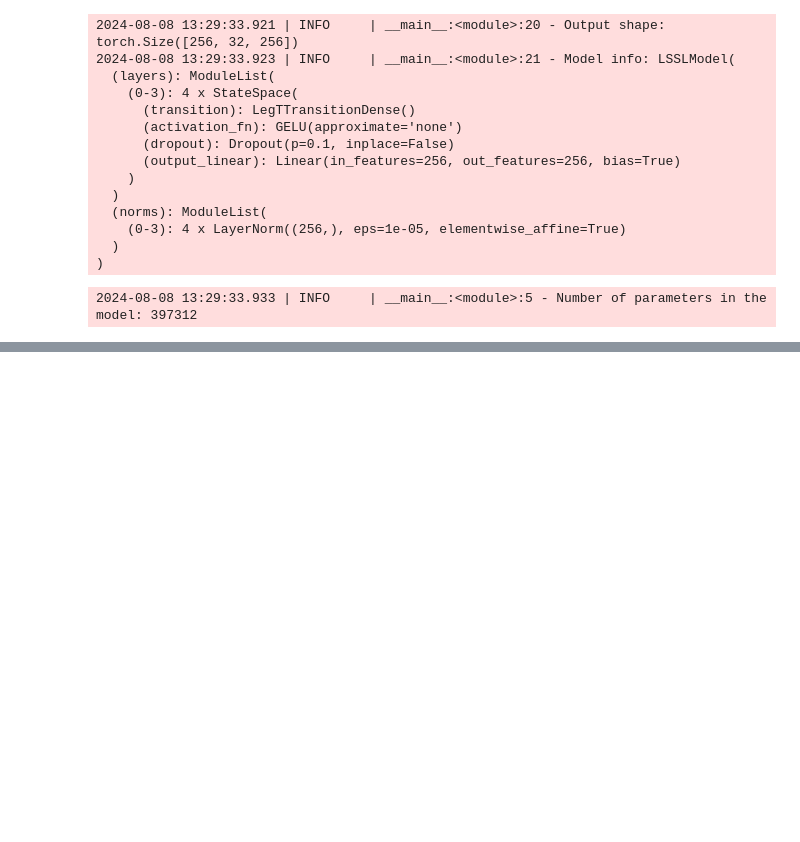
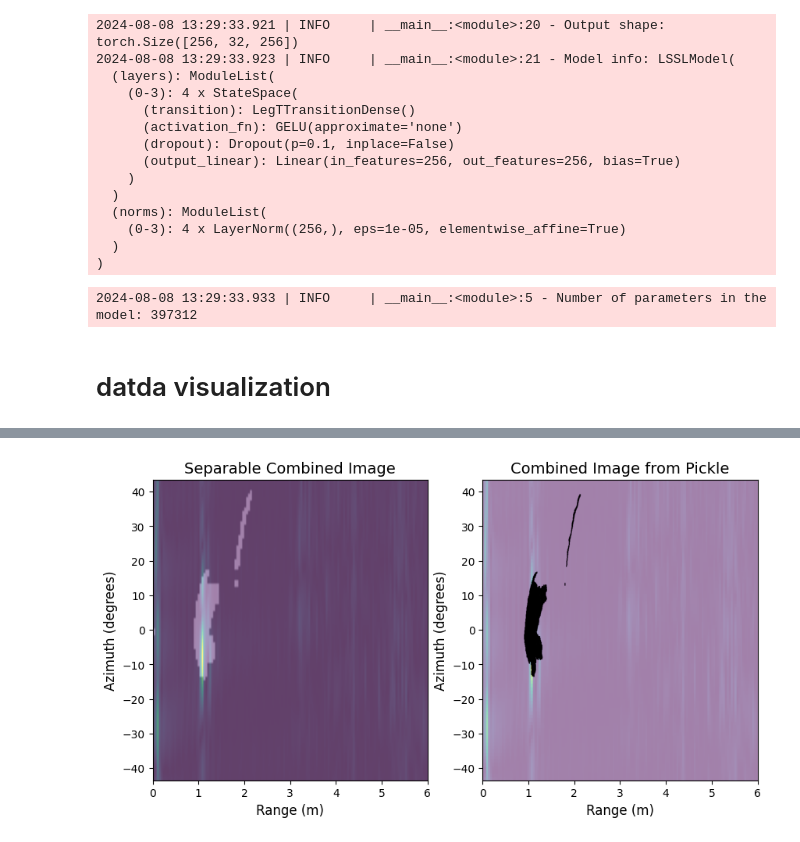
Before and after one commit to 1ucayu/lss-cfar, a Jupyter notebook: debug.ipynb, the cells around one changed output, grey strips where cells are left out. Drawn from its saved outputs; the diff is of its cells as text; code cells hidden in the pictures; blank space fills up the shorter version.

```diff
--- a/debug.ipynb
+++ b/debug.ipynb
@@ -315,3 +315,79 @@ num_params = count_parameters(model)
 logger.info(f"Number of parameters in the model: {num_params}")
 # %% [output]
 2024-08-08 13:29:33.933 | INFO     | __main__:<module>:5 - Number of parameters in the model: 397312
+# %% [markdown]
+# datda visualization
+# %%
+import numpy as np
+import matplotlib.pyplot as plt
+from PIL import Image
+import pickle
+import io
+from loguru import logger
+
+# Define depth camera configurations
+depth_cam_config = {
+    'd435': {
+        'max_range': 3,
+        'fov_azi': 69,
+        'fov_ele': 42
+    },
+    'd455': {
+        'max_range': 6,
+        'fov_azi': 87,
+        'fov_ele': 58
+    }
+}
+
+# Select the camera type
+type = 'd455'
+depth_cam_config = depth_cam_config[type]
+
+data_path = '/data/lucayu/lss-cfar/test/aaron_activity_room_2024-08-13_17-26-00.pickle'
+
+# Load the pickle file
+with open(data_path, 'rb') as f:
+    data = pickle.load(f)
+
+# Extract the spectrum and pointcloud data from the dictionary
+processed_data = data['spectrum']
+logger.info(f"Spectrum data shape: {processed_data.shape}")
+
+pointcloud_image_binary = data['pointcloud']
+combined_image_binary = data['combination']
+
+# Load the pointcloud image from the binary data
+pointcloud_image = Image.open(io.BytesIO(pointcloud_image_binary))
+
+# Resize the PNG image to match the shape of processed_data
+pointcloud_image_resized = pointcloud_image.resize((processed_data.shape[1], processed_data.shape[0]))
+logger.info(f"Pointcloud image shape: {pointcloud_image_resized.size}")
+pointcloud_image_resized = np.array(pointcloud_image_resized)
+logger.info(f"Pointcloud image shape: {pointcloud_image_resized.shape}")
+# ignore the alpha channel and if there has the color, turn it to 1, otherwise 0
+pointcloud_image_resized = np.where(pointcloud_image_resized[:, :, 3] > 0, 1, 0)
+logger.info(f"Pointcloud image shape: {pointcloud_image_resized.shape}")
+# logger.info(np.where(pointcloud_image_resized == 1))
+
+# Load the combined image from the binary data
+combined_image = Image.open(io.BytesIO(combined_image_binary))
+
+# Create a new figure with two subplots in a row
+fig, (ax1, ax2) = plt.subplots(1, 2, figsize=(10, 5))
+
+# First subplot: Display the binarized PNG image (pointcloud) and overlay the spectrum
+ax1.imshow(pointcloud_image_resized, extent=[0, depth_cam_config['max_range'], -depth_cam_config['fov_azi'] / 2, depth_cam_config['fov_azi'] / 2], aspect='auto', alpha=0.5, cmap='gray')
+ax1.imshow(processed_data, extent=[0, depth_cam_config['max_range'], -depth_cam_config['fov_azi'] / 2, depth_cam_config['fov_azi'] / 2], aspect='auto', cmap='viridis', alpha=0.5)
+ax1.set_xlabel("Range (m)", fontsize=12)
+ax1.set_ylabel("Azimuth (degrees)", fontsize=12)
+ax1.set_title("Separable Combined Image", fontsize=14)
+
+# Second subplot: Display the combined image from the pickle file
+ax2.imshow(combined_image, extent=[0, depth_cam_config['max_range'], -depth_cam_config['fov_azi'] / 2, depth_cam_config['fov_azi'] / 2], aspect='auto')
+ax2.set_xlabel("Range (m)", fontsize=12)
+ax2.set_ylabel("Azimuth (degrees)", fontsize=12)
+ax2.set_title("Combined Image from Pickle", fontsize=14)
+
+# Display the figure with both subplots
+plt.show()
+# %% [output]
@@ -317,0 +398 @@ logger.info(f"Number of parameters in the model: {num_params}")
+[figure, added]
```
Also changed, not shown: parts of 1 cell of this notebook, 10 other files.
